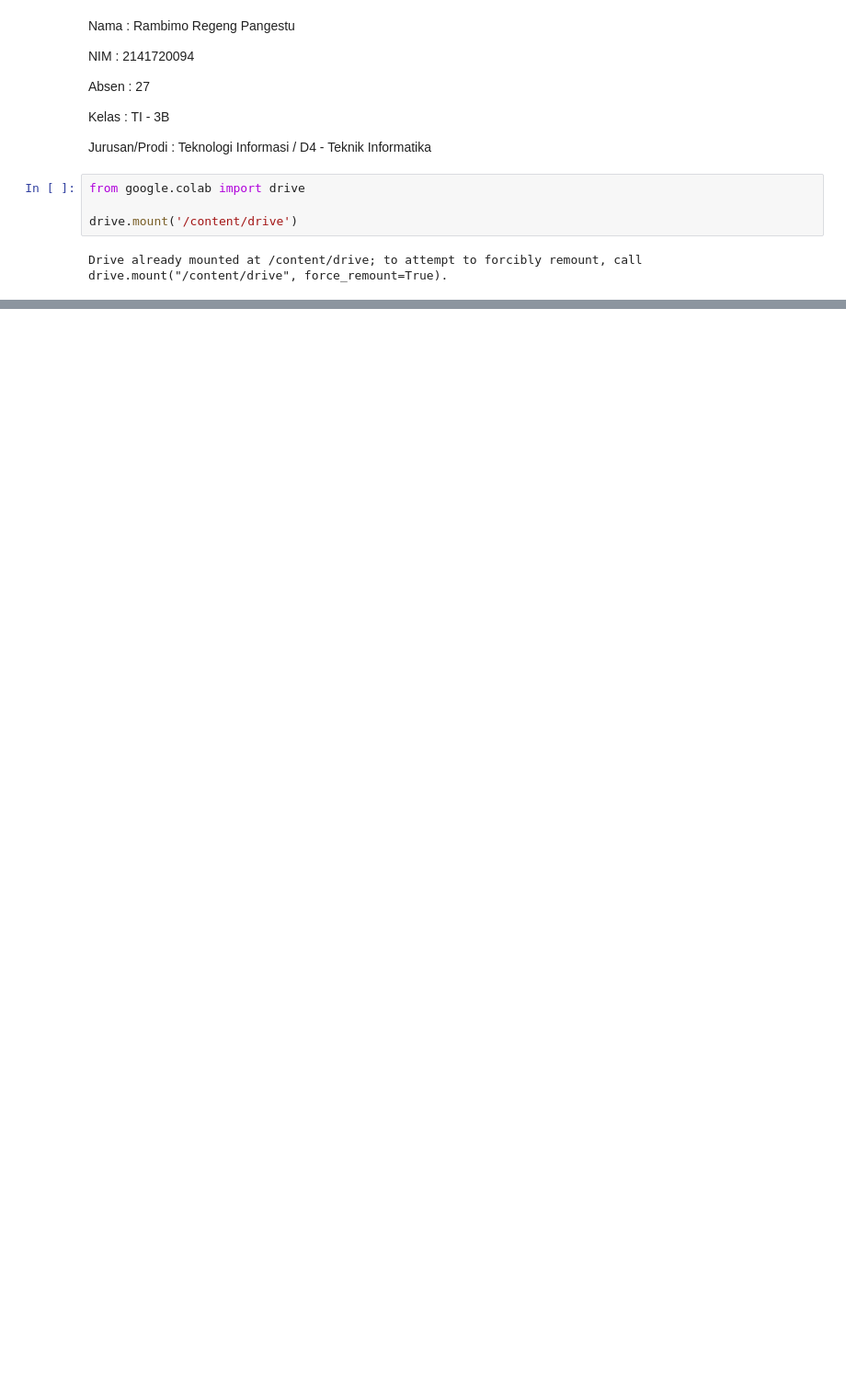
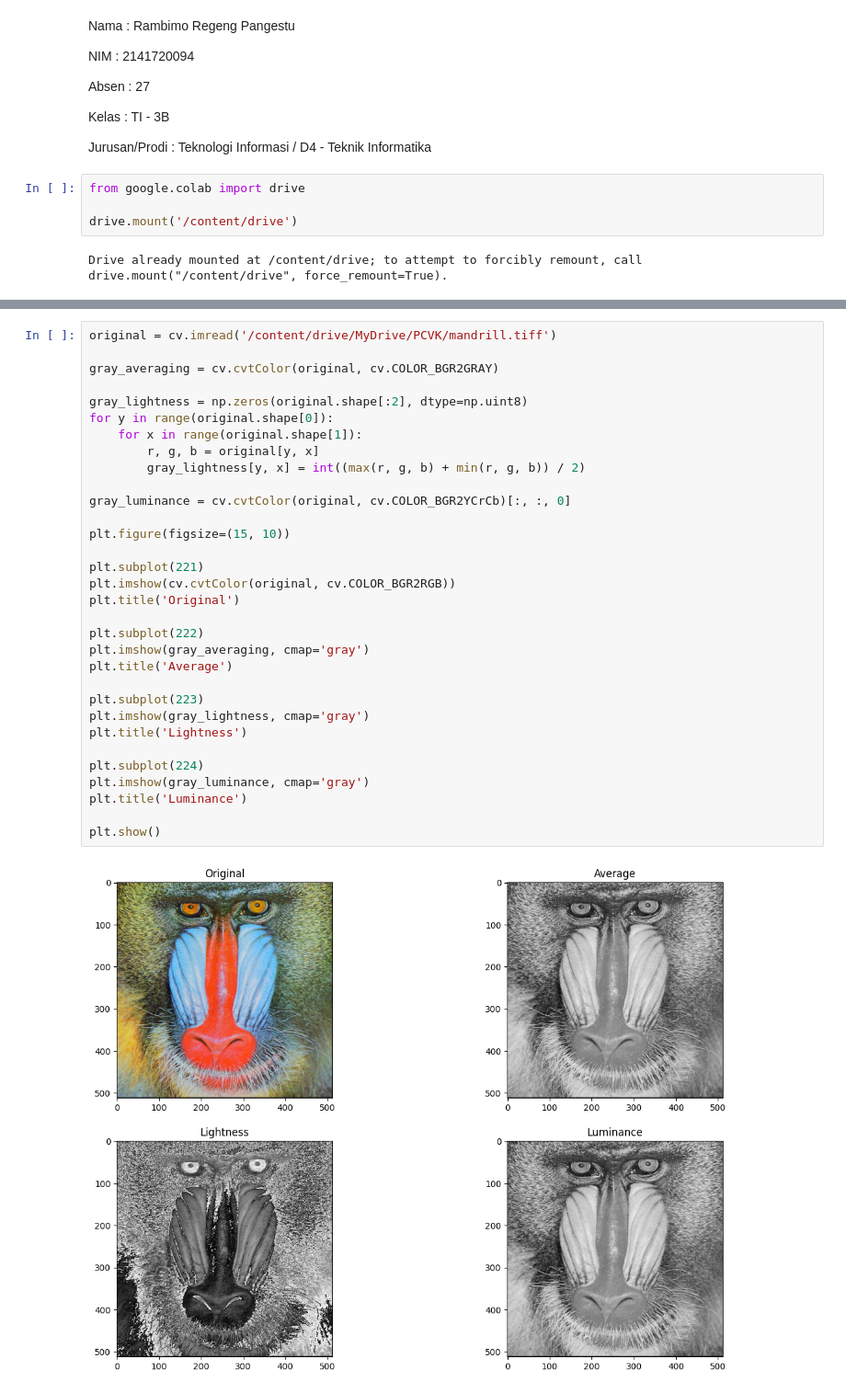
Before and after one commit to Rambimo/PCVK_Ganjil_2023, a Jupyter notebook: Week3.ipynb, the cells around one changed output, grey strips where cells are left out. Shown at 92% size. Cells and saved outputs as stored; diff of their text form; blank space fills up the shorter version.

```diff
--- a/Week3.ipynb
+++ b/Week3.ipynb
@@ -48,0 +164,34 @@ Masukkan nilai kecerahan: 50
+# %%
+original = cv.imread('/content/drive/MyDrive/PCVK/mandrill.tiff')
+
+gray_averaging = cv.cvtColor(original, cv.COLOR_BGR2GRAY)
+
+gray_lightness = np.zeros(original.shape[:2], dtype=np.uint8)
+for y in range(original.shape[0]):
+    for x in range(original.shape[1]):
+        r, g, b = original[y, x]
+        gray_lightness[y, x] = int((max(r, g, b) + min(r, g, b)) / 2)
+
+gray_luminance = cv.cvtColor(original, cv.COLOR_BGR2YCrCb)[:, :, 0]
+
+plt.figure(figsize=(15, 10))
+
+plt.subplot(221)
+plt.imshow(cv.cvtColor(original, cv.COLOR_BGR2RGB))
+plt.title('Original')
+
+plt.subplot(222)
+plt.imshow(gray_averaging, cmap='gray')
+plt.title('Average')
+
+plt.subplot(223)
+plt.imshow(gray_lightness, cmap='gray')
+plt.title('Lightness')
+
+plt.subplot(224)
+plt.imshow(gray_luminance, cmap='gray')
+plt.title('Luminance')
+
+plt.show()
+# %% [output]
+[figure, added]
```
Also changed, not shown: parts of 11 cells of this notebook.
